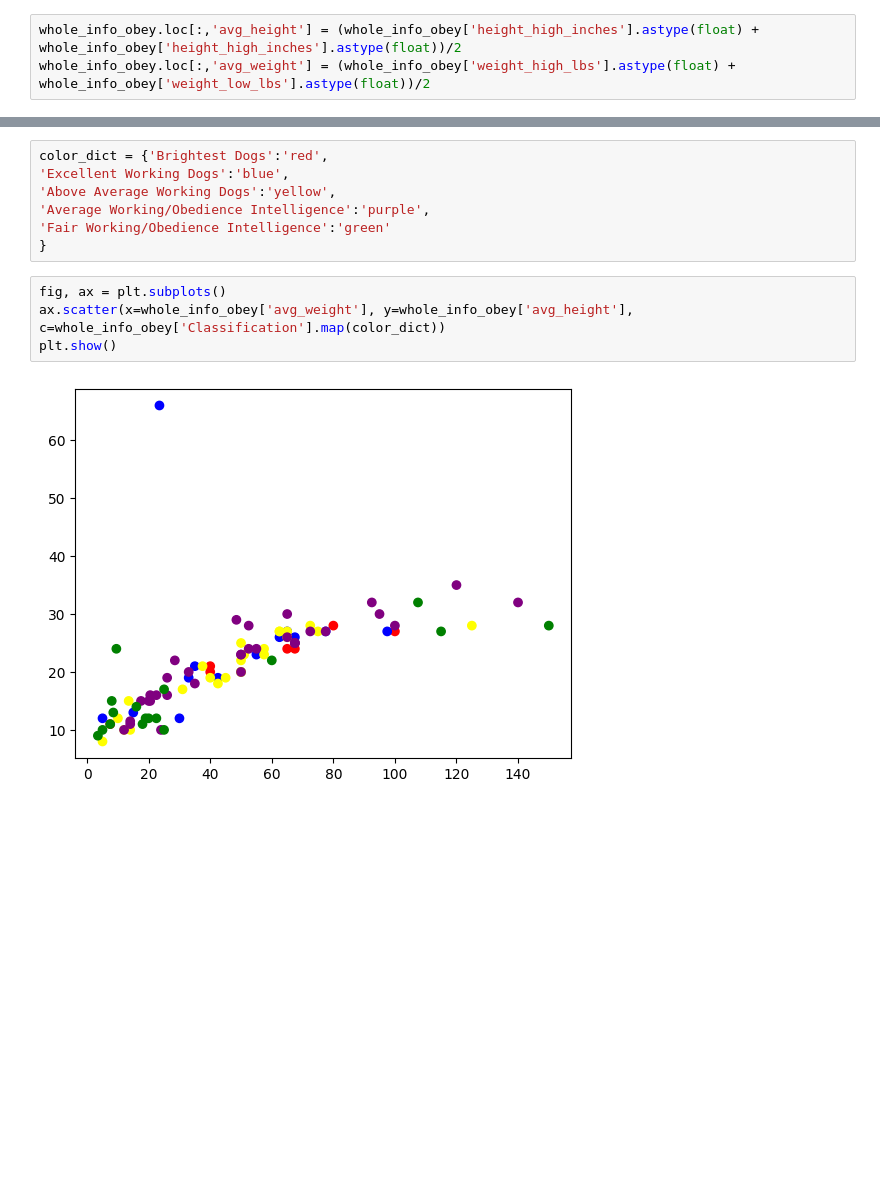
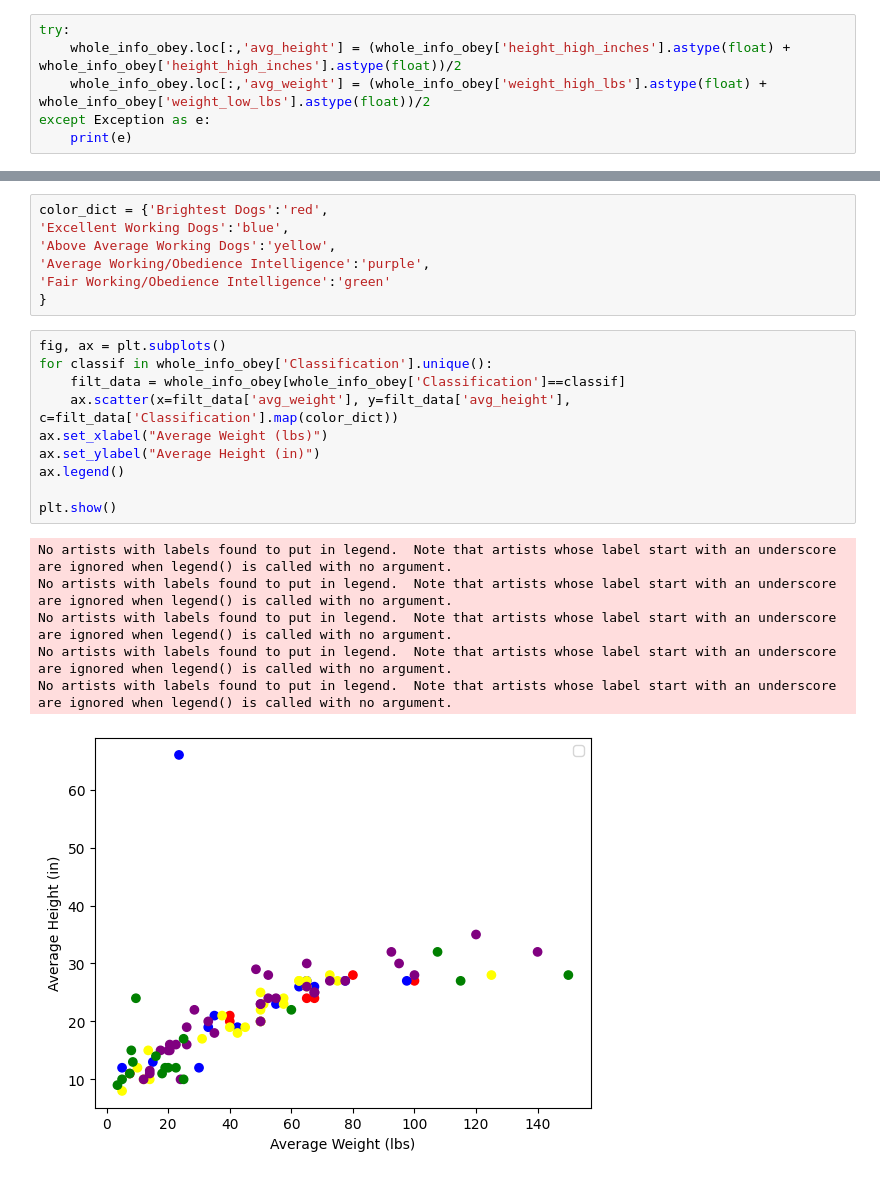
Before and after one commit to hugotorres22/data-analysis, a Jupyter notebook: Dogs Size vs Inteligence/MainAnalysis.ipynb, the cells around one changed output, grey strips where cells are left out. Drawn from its saved outputs; the diff is of its cells as text; blank space fills up the shorter version.

Commit message:
Scatter plot legend

```diff
--- a/Dogs Size vs Inteligence/MainAnalysis.ipynb
+++ b/Dogs Size vs Inteligence/MainAnalysis.ipynb
@@ -100,5 +192,8 @@ They don't overlap, so the classification seems to be based on a certain range o
 # %% [markdown]
 Let's try to see if there is some correlation between the average height and weight of the Breed and the Classification. For that's let's calculate both of the averages and the create a scatter plot with both, colored by Classification.
 # %%
-whole_info_obey.loc[:,'avg_height'] = (whole_info_obey['height_high_inches'].astype(float) + whole_info_obey['height_high_inches'].astype(float))/2
-whole_info_obey.loc[:,'avg_weight'] = (whole_info_obey['weight_high_lbs'].astype(float) + whole_info_obey['weight_low_lbs'].astype(float))/2
+try:
+    whole_info_obey.loc[:,'avg_height'] = (whole_info_obey['height_high_inches'].astype(float) + whole_info_obey['height_high_inches'].astype(float))/2
+    whole_info_obey.loc[:,'avg_weight'] = (whole_info_obey['weight_high_lbs'].astype(float) + whole_info_obey['weight_low_lbs'].astype(float))/2
+except Exception as e:
+    print(e)
@@ -139,7 +230,18 @@ color_dict = {'Brightest Dogs':'red',
 }
 # %%
 fig, ax = plt.subplots()
-ax.scatter(x=whole_info_obey['avg_weight'], y=whole_info_obey['avg_height'], c=whole_info_obey['Classification'].map(color_dict))
+for classif in whole_info_obey['Classification'].unique():
+    filt_data = whole_info_obey[whole_info_obey['Classification']==classif]
+    ax.scatter(x=filt_data['avg_weight'], y=filt_data['avg_height'], c=filt_data['Classification'].map(color_dict))
+ax.set_xlabel("Average Weight (lbs)")
+ax.set_ylabel("Average Height (in)")
+ax.legend()
+
 plt.show()
 # %% [output]
+No artists with labels found to put in legend.  Note that artists whose label start with an underscore are ignored when legend() is called with no argument.
+No artists with labels found to put in legend.  Note that artists whose label start with an underscore are ignored when legend() is called with no argument.
+No artists with labels found to put in legend.  Note that artists whose label start with an underscore are ignored when legend() is called with no argument.
+No artists with labels found to put in legend.  Note that artists whose label start with an underscore are ignored when legend() is called with no argument.
+No artists with labels found to put in legend.  Note that artists whose label start with an underscore are ignored when legend() is called with no argument.
-[figure, old version]
+[figure, new version]
```
Also changed, not shown: parts of 20 cells of this notebook.
